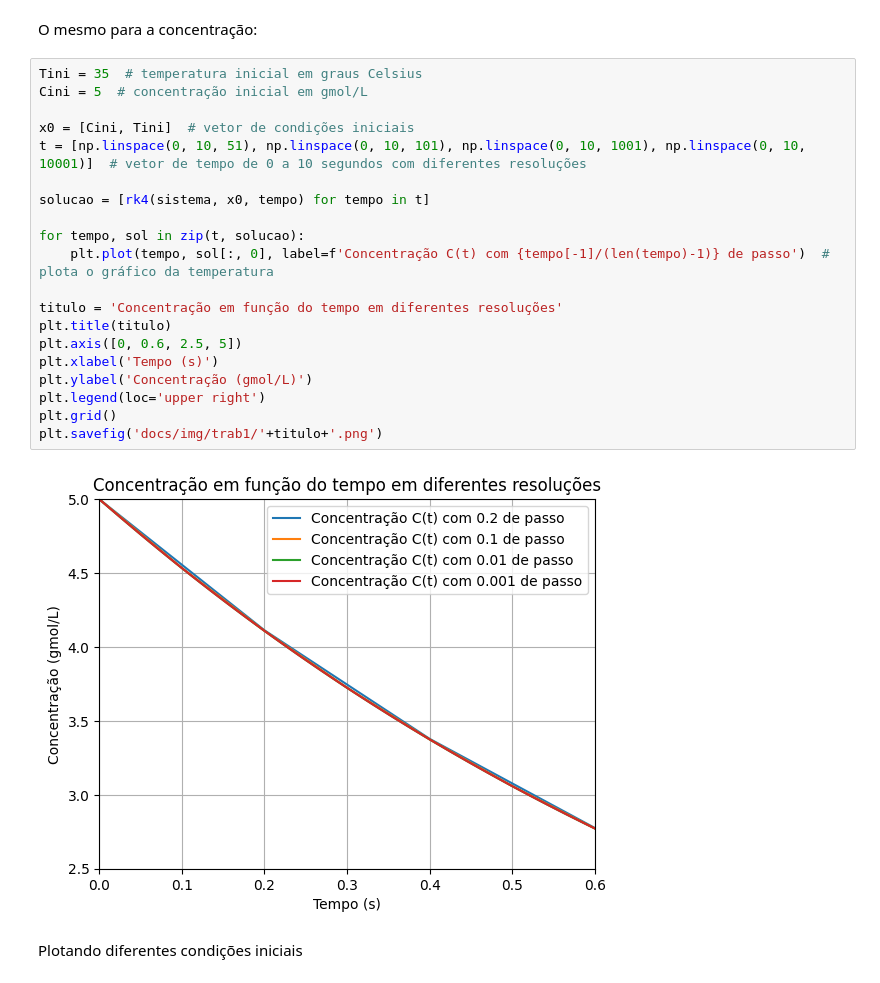
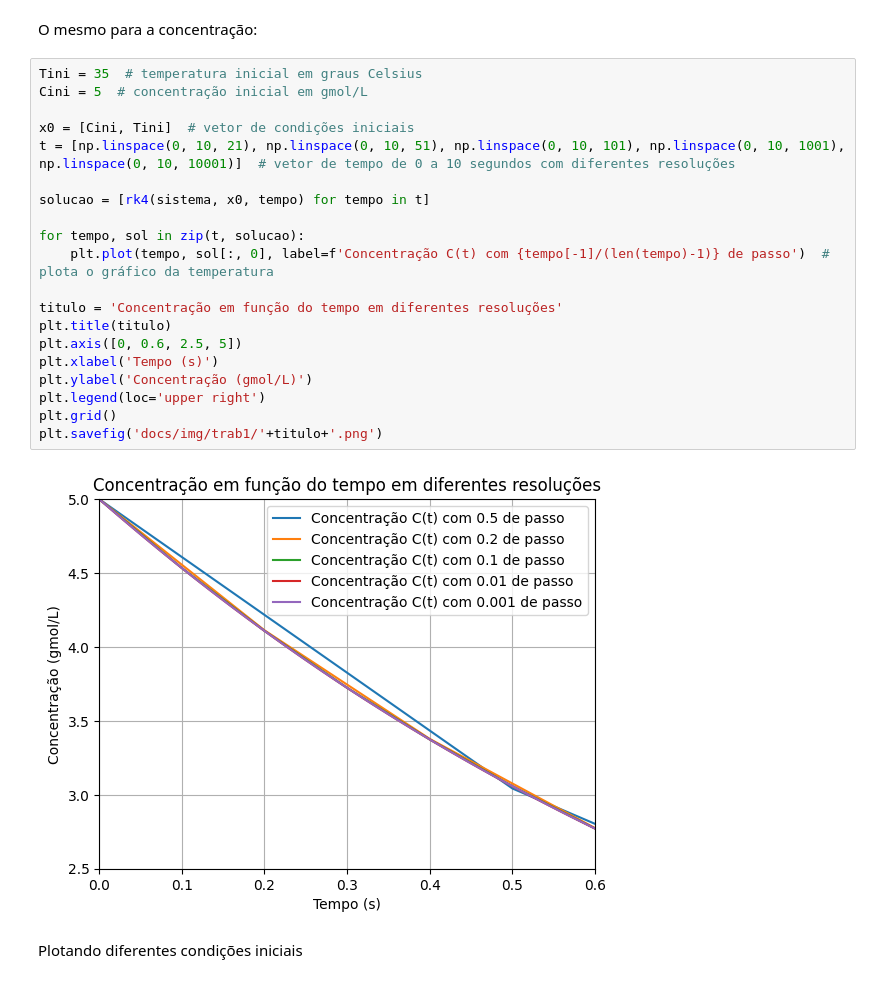
Before and after one commit to ViniciusCMB/Metodos_Num, a Jupyter notebook: trabalho1.ipynb, the cells around one changed output. Drawn from its saved outputs; the diff is of its cells as text.

```diff
--- a/trabalho1.ipynb
+++ b/trabalho1.ipynb
@@ -121,25 +121,25 @@ O mesmo para a concentração:
 # %%
 Tini = 35  # temperatura inicial em graus Celsius
 Cini = 5  # concentração inicial em gmol/L
 
 x0 = [Cini, Tini]  # vetor de condições iniciais
-t = [np.linspace(0, 10, 51), np.linspace(0, 10, 101), np.linspace(0, 10, 1001), np.linspace(0, 10, 10001)]  # vetor de tempo de 0 a 10 segundos com diferentes resoluções
+t = [np.linspace(0, 10, 21), np.linspace(0, 10, 51), np.linspace(0, 10, 101), np.linspace(0, 10, 1001), np.linspace(0, 10, 10001)]  # vetor de tempo de 0 a 10 segundos com diferentes resoluções
 
 solucao = [rk4(sistema, x0, tempo) for tempo in t]
 
 for tempo, sol in zip(t, solucao):
     plt.plot(tempo, sol[:, 0], label=f'Concentração C(t) com {tempo[-1]/(len(tempo)-1)} de passo')  # plota o gráfico da temperatura
 
 titulo = 'Concentração em função do tempo em diferentes resoluções'
 plt.title(titulo)
 plt.axis([0, 0.6, 2.5, 5])
 plt.xlabel('Tempo (s)')
 plt.ylabel('Concentração (gmol/L)')
 plt.legend(loc='upper right')
 plt.grid()
 plt.savefig('docs/img/trab1/'+titulo+'.png')
 # %% [output]
-[figure, old version]
+[figure, new version]
 # %% [markdown]
 Plotando diferentes condições iniciais
 # %% [markdown]
```
Also changed, not shown: 1 other file.
